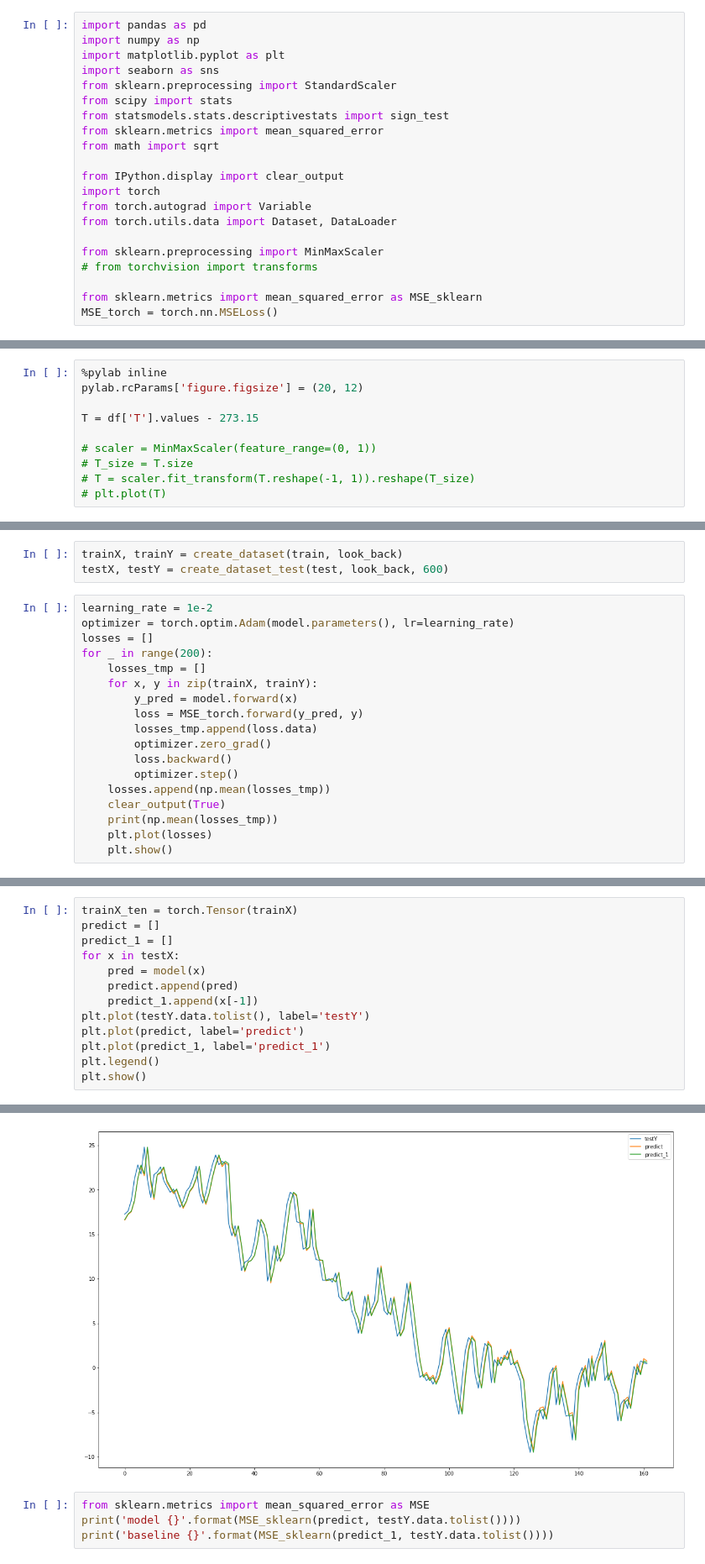
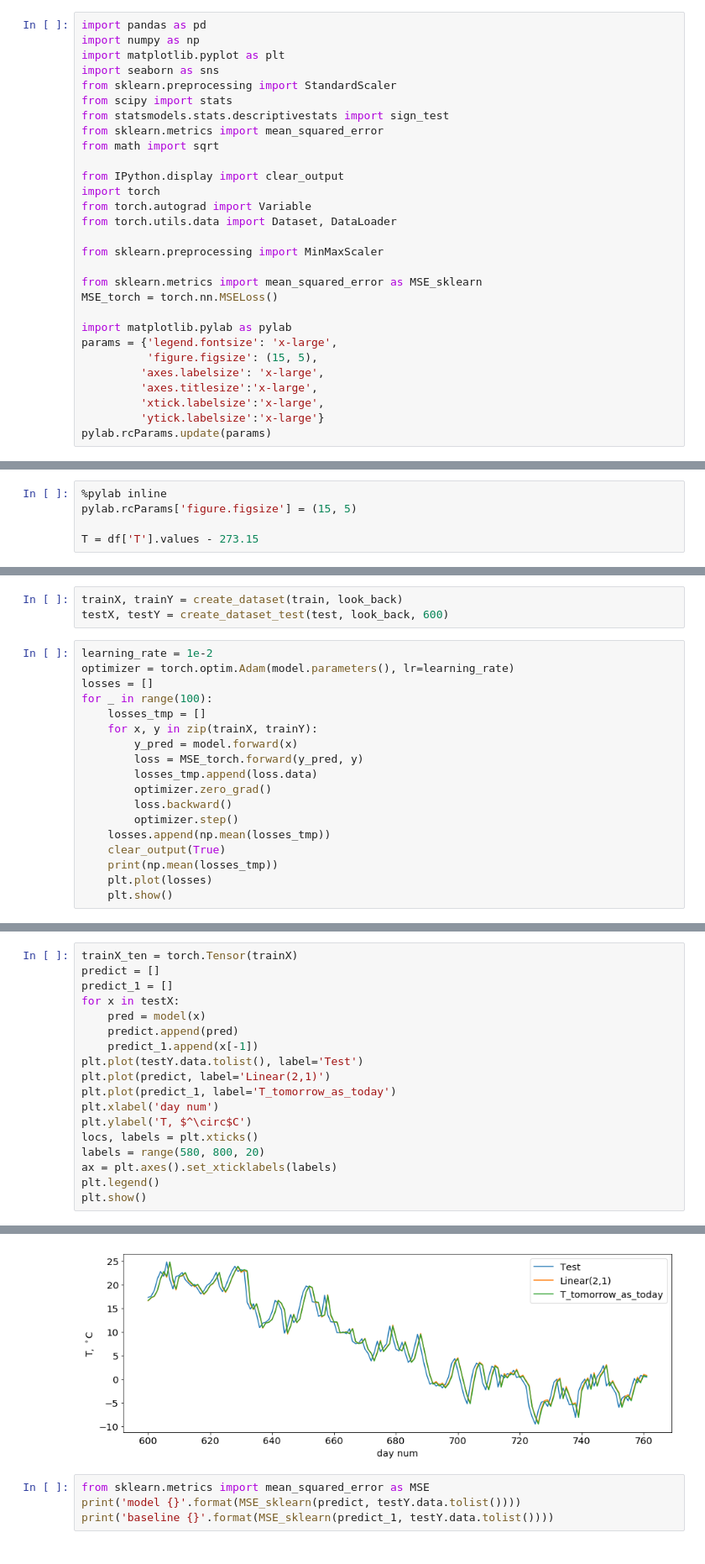
Before and after one commit to sergy2710/nn_project, a Jupyter notebook: T/linear_1.ipynb, the cells around one changed output, grey strips where cells are left out. Shown at 84% size. Cells and saved outputs as stored; diff of their text form.

```diff
--- a/T/linear_1.ipynb
+++ b/T/linear_1.ipynb
@@ -15,10 +15,18 @@ from torch.autograd import Variable
 from torch.utils.data import Dataset, DataLoader
 
 from sklearn.preprocessing import MinMaxScaler
-# from torchvision import transforms
 
 from sklearn.metrics import mean_squared_error as MSE_sklearn
 MSE_torch = torch.nn.MSELoss()
+
+import matplotlib.pylab as pylab
+params = {'legend.fontsize': 'x-large',
+          'figure.figsize': (15, 5),
+         'axes.labelsize': 'x-large',
+         'axes.titlesize':'x-large',
+         'xtick.labelsize':'x-large',
+         'ytick.labelsize':'x-large'}
+pylab.rcParams.update(params)
 # %%
 df = pd.read_csv('all_data_Moscow_mean_T.csv')
 df.head()
@@ -31,14 +39,9 @@ df.head()
 | 4 | 4 | 20151205 | 274.647697 |
 # %%
 %pylab inline
-pylab.rcParams['figure.figsize'] = (20, 12)
+pylab.rcParams['figure.figsize'] = (15, 5)
 
 T = df['T'].values - 273.15
-
-# scaler = MinMaxScaler(feature_range=(0, 1))
-# T_size = T.size
-# T = scaler.fit_transform(T.reshape(-1, 1)).reshape(T_size)
-# plt.plot(T)
 # %% [output]
 Populating the interactive namespace from numpy and matplotlib
 `%matplotlib` prevents importing * from pylab and numpy
@@ -72,7 +75,7 @@ testX, testY = create_dataset_test(test, look_back, 600)
 learning_rate = 1e-2
 optimizer = torch.optim.Adam(model.parameters(), lr=learning_rate)
 losses = []
-for _ in range(200):
+for _ in range(100):
     losses_tmp = []
     for x, y in zip(trainX, trainY):
         y_pred = model.forward(x)
@@ -97,9 +100,14 @@ for x in testX:
     pred = model(x)
     predict.append(pred)
     predict_1.append(x[-1])
-plt.plot(testY.data.tolist(), label='testY')
-plt.plot(predict, label='predict')
-plt.plot(predict_1, label='predict_1')
+plt.plot(testY.data.tolist(), label='Test')
+plt.plot(predict, label='Linear(2,1)')
+plt.plot(predict_1, label='T_tomorrow_as_today')
+plt.xlabel('day num')
+plt.ylabel('T, $^\circ$C')
+locs, labels = plt.xticks()
+labels = range(580, 800, 20)
+ax = plt.axes().set_xticklabels(labels)
 plt.legend()
 plt.show()
 # %% [output]
@@ -106,4 +116,4 @@ plt.show()
-[figure, old version]
+[figure, new version]
 # %%
 from sklearn.metrics import mean_squared_error as MSE
 print('model {}'.format(MSE_sklearn(predict, testY.data.tolist())))
```
Also changed, not shown: parts of 4 cells of this notebook, 5 other files.
